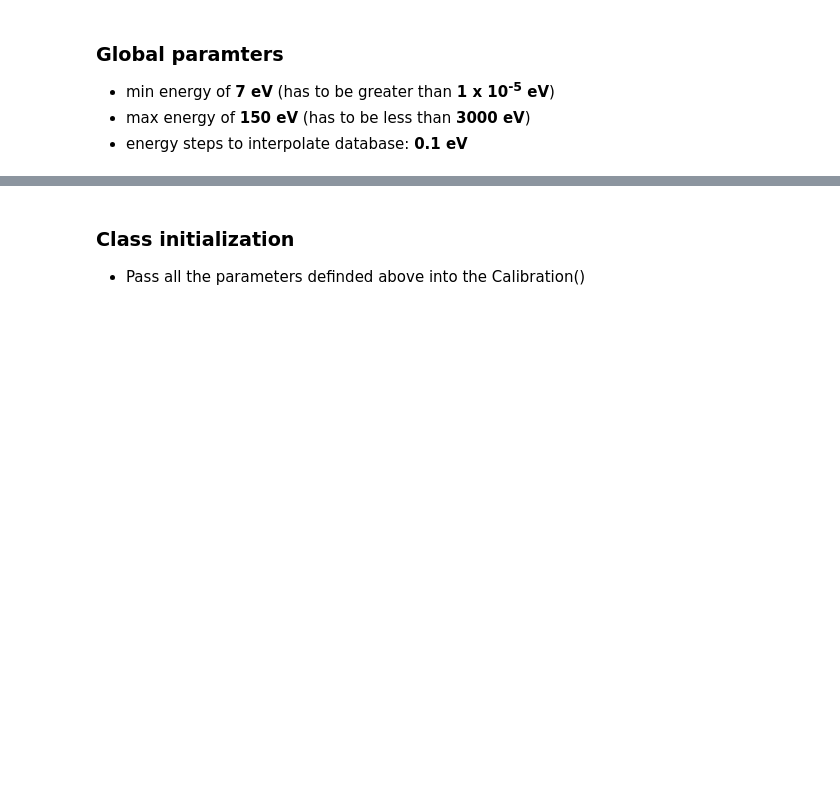
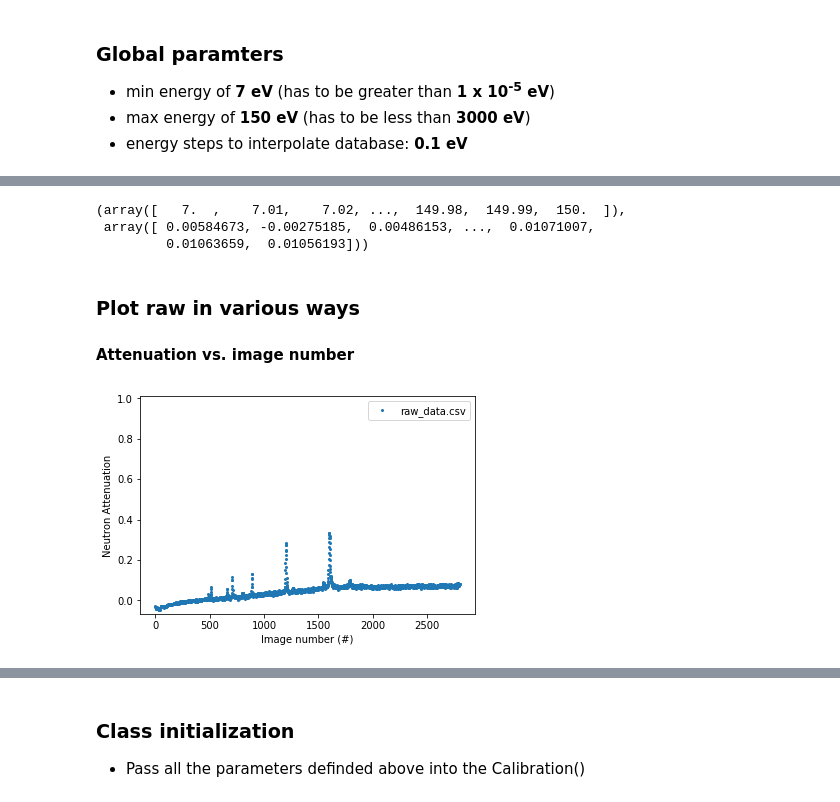
Before and after one commit to ornlneutronimaging/ResoFit, a Jupyter notebook: documentation/source/tutorial.ipynb, the cells around one changed output, grey strips where cells are left out. Saved outputs shown, nothing was run; the diff lists cells and outputs as text; code cells hidden in the pictures; blank space fills up the shorter version.

Commit message:
updated tutorial.

```diff
--- a/documentation/source/tutorial.ipynb
+++ b/documentation/source/tutorial.ipynb
@@ -27,6 +30,6 @@ energy_step = 0.01
   - data_file (YOUR_DATA_FILE.txt or .csv)
   - spectra_file (YOUR_SPECTRA_FILE.txt or .csv)
 # %%
-folder = 'data'
-data_file = 'Gd_thick.csv'
-spectra_file = 'Image002_Spectra.txt'
+folder = 'data/_data_for_tutorial'
+data_file = 'raw_data.csv'
+spectra_file = 'spectra.txt'
@@ -32,0 +42,4 @@ spectra_file = 'Image002_Spectra.txt'
+# %%
+experiment = Experiment(data_file=data_file,
+                        spectra_file=spectra_file,
+                        folder=folder)
@@ -32,0 +163,18 @@ spectra_file = 'Image002_Spectra.txt'
+# %%
+experiment.xy_scaled(energy_min=energy_min, energy_max=energy_max, energy_step=energy_step,
+                     angstrom=False, transmission=False,
+                     offset_us=0, source_to_detector_m=15,
+                     baseline=True)
+# %% [output]
+(array([   7.  ,    7.01,    7.02, ...,  149.98,  149.99,  150.  ]),
+ array([ 0.00584673, -0.00275185,  0.00486153, ...,  0.01071007,
+         0.01063659,  0.01056193]))
+# %% [markdown]
+### Plot raw in various ways
+
+#### Attenuation vs. image number
+# %%
+experiment.plot_raw(x_axis='number')
+plt.show()
+# %% [output]
+[figure, added]
```
Also changed, not shown: parts of 81 cells of this notebook, 1 other file.
